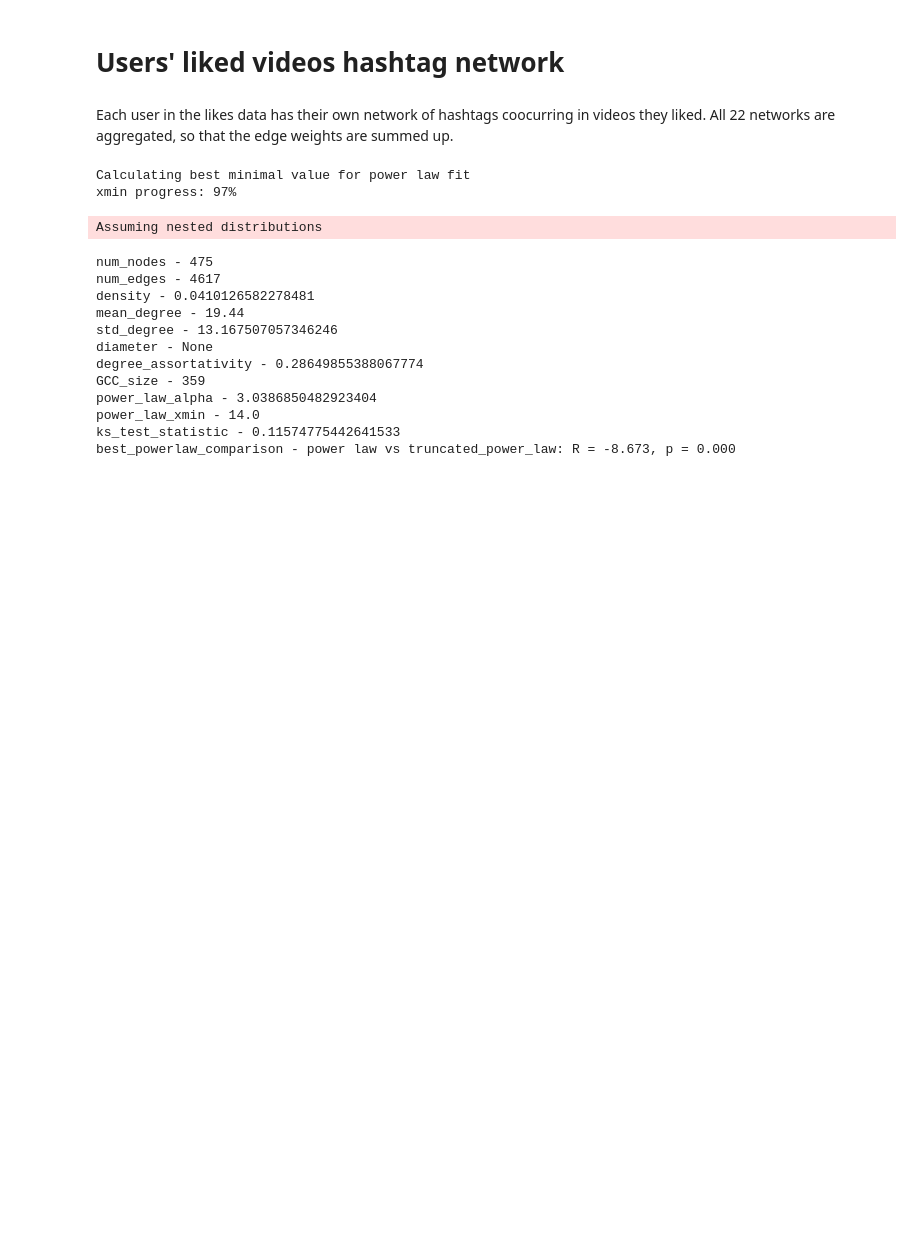
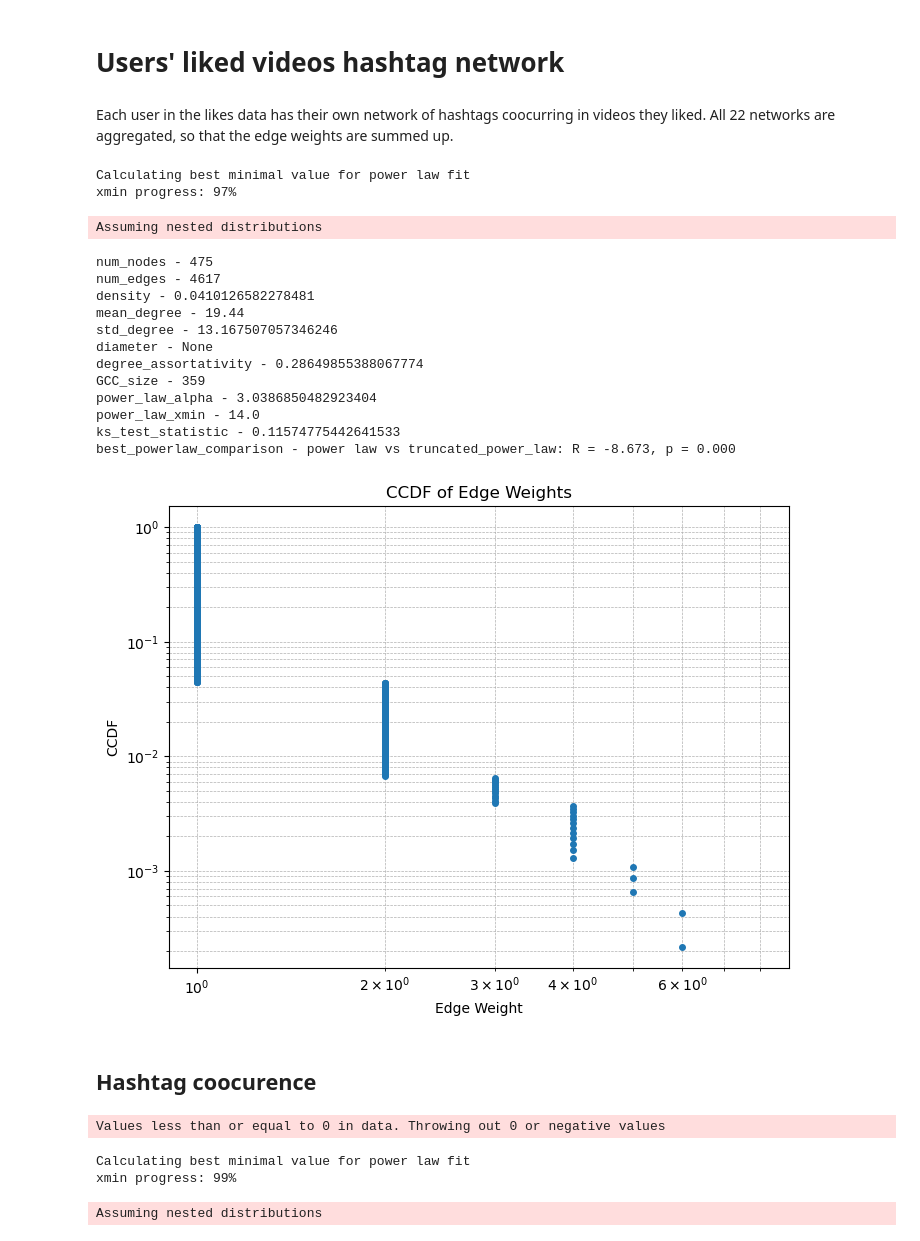
Before and after one commit to jbij/Bachelor, a Jupyter notebook: stats.ipynb, the cells around one changed output. Cells and saved outputs as stored; diff of their text form; code cells hidden in the pictures; blank space fills up the shorter version.

Commit message:
stats and all

```diff
--- a/stats.ipynb
+++ b/stats.ipynb
@@ -85,3 +86,27 @@ power_law_alpha - 3.0386850482923404
 power_law_xmin - 14.0
 ks_test_statistic - 0.11574775442641533
 best_powerlaw_comparison - power law vs truncated_power_law: R = -8.673, p = 0.000
+# %%
+# Assuming likes_agg is a NetworkX graph
+weights = [d['weight'] for _, _, d in likes_agg.edges(data=True)]
+
+# Sort weights in ascending order
+weights_sorted = np.sort(weights)
+
+# Compute CCDF
+ccdf = 1.0 - np.arange(1, len(weights_sorted) + 1) / len(weights_sorted)
+
+# Plot CCDF
+plt.figure(figsize=(8, 6))
+plt.plot(weights_sorted, ccdf, marker='o', linestyle='none', markersize=4)
+plt.xscale('log')  # Log scale for better visualization (optional)
+plt.yscale('log')
+plt.xlabel('Edge Weight')
+plt.ylabel('CCDF')
+plt.title('CCDF of Edge Weights')
+plt.grid(True, which="both", linestyle="--", linewidth=0.5)
+plt.show()
+# %% [output]
+[figure, added]
+# %% [markdown]
+## Hashtag coocurence
@@ -87,0 +116,7 @@ best_powerlaw_comparison - power law vs truncated_power_law: R = -8.673, p = 0.0
+# %%
+HC_stats = graph_stats(HC)
+# %% [output]
+Values less than or equal to 0 in data. Throwing out 0 or negative values
+Calculating best minimal value for power law fit
+xmin progress: 99%
+Assuming nested distributions
```
Also changed, not shown: parts of 4 cells of this notebook, 3 other files.
